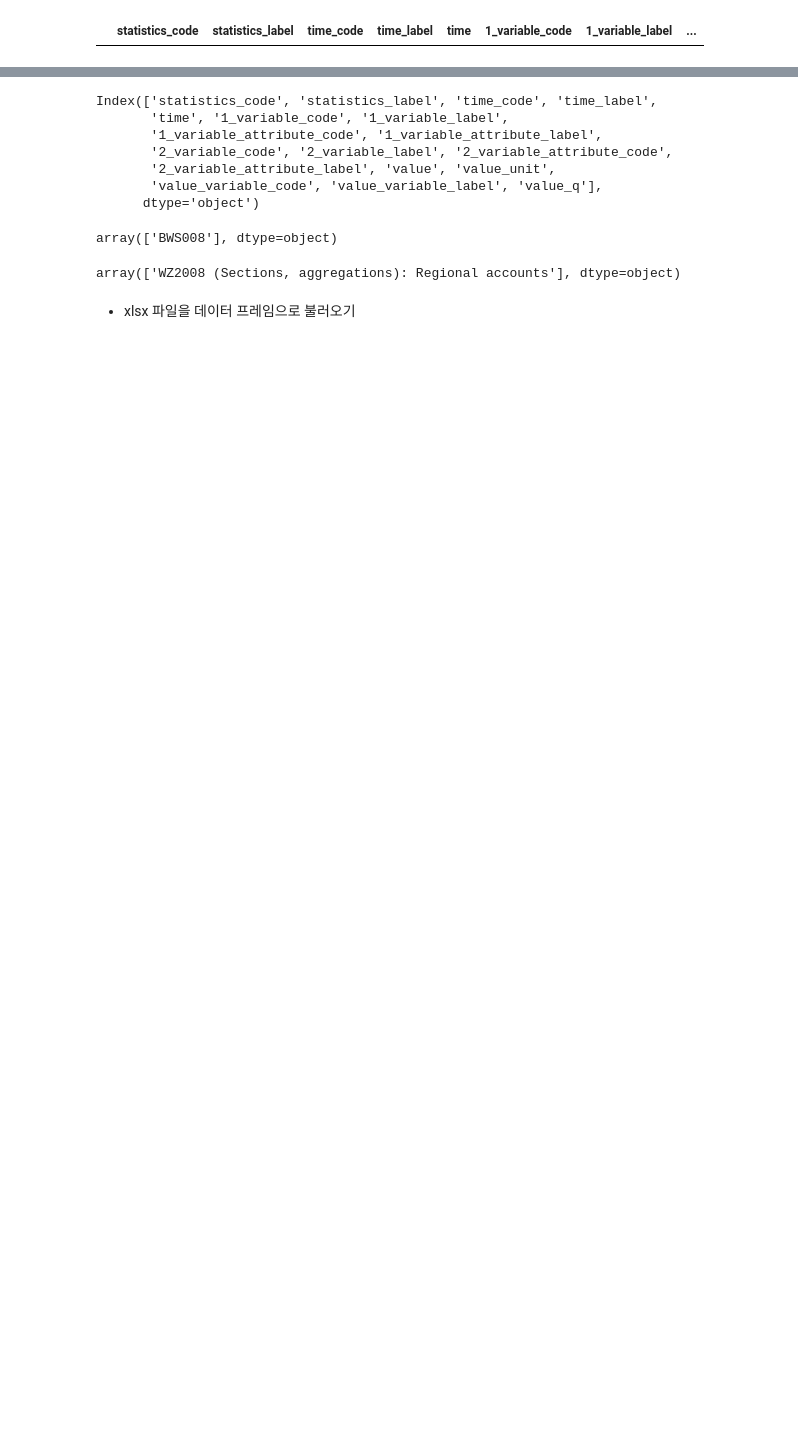
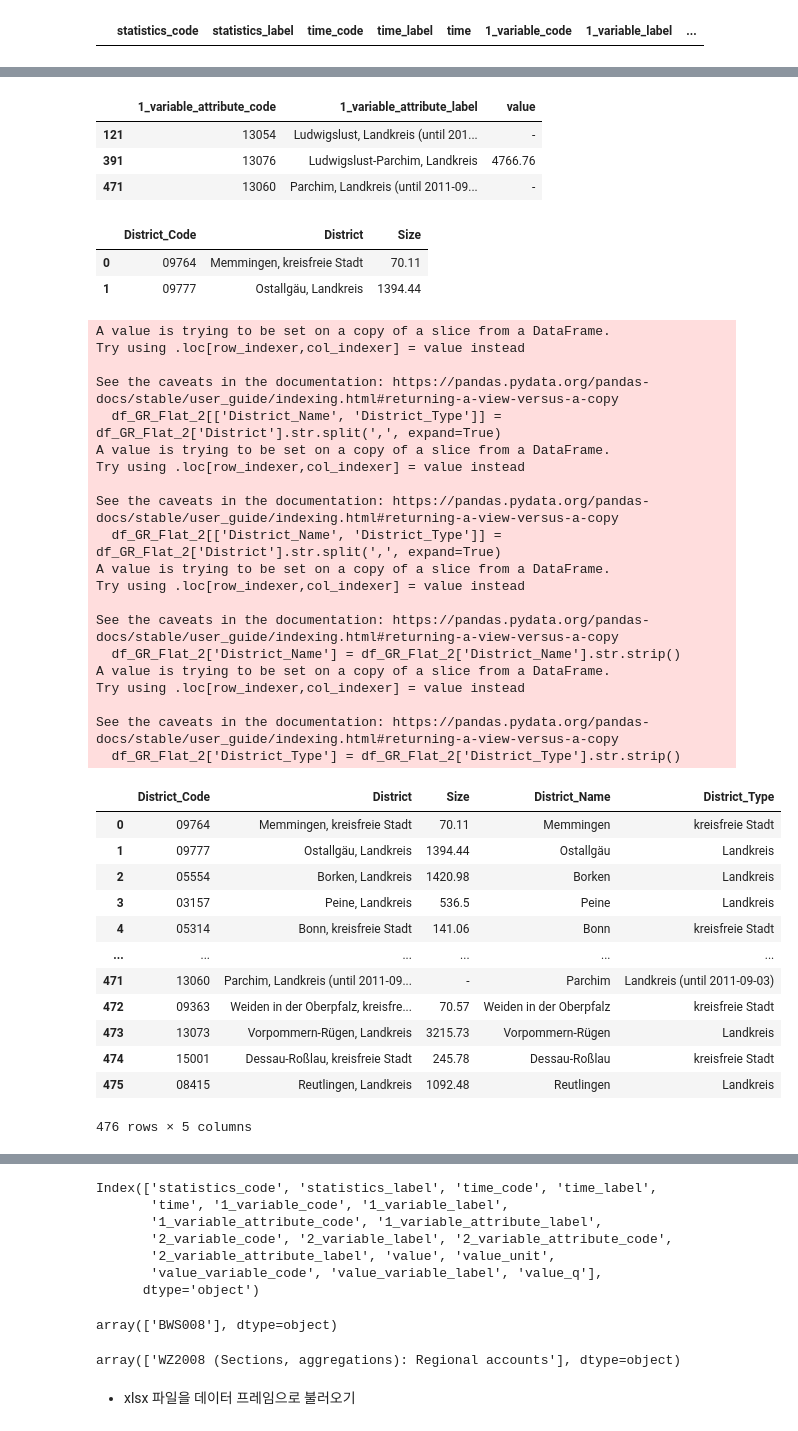
Before and after one commit to Kongalmengi/Stromverbrauch_Projekt, a Jupyter notebook: DateCheck.ipynb, the cells around one changed output, grey strips where cells are left out. Drawn from its saved outputs; the diff is of its cells as text; code cells hidden in the pictures; blank space fills up the shorter version.

```diff
--- a/DateCheck.ipynb
+++ b/DateCheck.ipynb
@@ -160,0 +241,4 @@ df_GR_Flat_1.head()
+# %%
+# 특정 컬럼만 추출
+df_GR_Flat_2 = df_GR_Flat_1[['1_variable_attribute_code', '1_variable_attribute_label', 'value']]
+df_GR_Flat_2
@@ -160,0 +259,58 @@ df_GR_Flat_1.head()
+# %%
+# 도시 확인용 : 편입된 도시를 하나 골라 확인해봤다. 참고로 Parchim과 Ludwigslust가 하나로 합쳐져 Ludwigslust-Parchim이 됨.
+filtered_df = df_GR_Flat_2[df_GR_Flat_2['1_variable_attribute_label'].str.contains('Ludwigslust|Parchim', na=False)]
+filtered_df
+# %% [output]
+|  | 1_variable_attribute_code | 1_variable_attribute_label | value |
+| 121 | 13054 | Ludwigslust, Landkreis (until 201... | - |
+| 391 | 13076 | Ludwigslust-Parchim, Landkreis | 4766.76 |
+| 471 | 13060 | Parchim, Landkreis (until 2011-09... | - |
+# %%
+# 컬럼명 변경
+df_GR_Flat_2.columns = ['District_Code', 'District', 'Size']
+df_GR_Flat_2.head(2)
+# %% [output]
+|  | District_Code | District | Size |
+| 0 | 09764 | Memmingen, kreisfreie Stadt | 70.11 |
+| 1 | 09777 | Ostallgäu, Landkreis | 1394.44 |
+# %%
+# District 데이터 분할
+df_GR_Flat_2[['District_Name', 'District_Type']] = df_GR_Flat_2['District'].str.split(',', expand=True)
+df_GR_Flat_2['District_Name'] = df_GR_Flat_2['District_Name'].str.strip()
+df_GR_Flat_2['District_Type'] = df_GR_Flat_2['District_Type'].str.strip()
+
+df_GR_Flat_2
+# %% [output]
+A value is trying to be set on a copy of a slice from a DataFrame.
+Try using .loc[row_indexer,col_indexer] = value instead
+
+See the caveats in the documentation: https://pandas.pydata.org/pandas-docs/stable/user_guide/indexing.html#returning-a-view-versus-a-copy
+  df_GR_Flat_2[['District_Name', 'District_Type']] = df_GR_Flat_2['District'].str.split(',', expand=True)
+A value is trying to be set on a copy of a slice from a DataFrame.
+Try using .loc[row_indexer,col_indexer] = value instead
+
+See the caveats in the documentation: https://pandas.pydata.org/pandas-docs/stable/user_guide/indexing.html#returning-a-view-versus-a-copy
+  df_GR_Flat_2[['District_Name', 'District_Type']] = df_GR_Flat_2['District'].str.split(',', expand=True)
+A value is trying to be set on a copy of a slice from a DataFrame.
+Try using .loc[row_indexer,col_indexer] = value instead
+
+See the caveats in the documentation: https://pandas.pydata.org/pandas-docs/stable/user_guide/indexing.html#returning-a-view-versus-a-copy
+  df_GR_Flat_2['District_Name'] = df_GR_Flat_2['District_Name'].str.strip()
+A value is trying to be set on a copy of a slice from a DataFrame.
+Try using .loc[row_indexer,col_indexer] = value instead
+
+See the caveats in the documentation: https://pandas.pydata.org/pandas-docs/stable/user_guide/indexing.html#returning-a-view-versus-a-copy
+  df_GR_Flat_2['District_Type'] = df_GR_Flat_2['District_Type'].str.strip()
+|  | District_Code | District | Size | District_Name | District_Type |
+| 0 | 09764 | Memmingen, kreisfreie Stadt | 70.11 | Memmingen | kreisfreie Stadt |
+| 1 | 09777 | Ostallgäu, Landkreis | 1394.44 | Ostallgäu | Landkreis |
+| 2 | 05554 | Borken, Landkreis | 1420.98 | Borken | Landkreis |
+| 3 | 03157 | Peine, Landkreis | 536.5 | Peine | Landkreis |
+| 4 | 05314 | Bonn, kreisfreie Stadt | 141.06 | Bonn | kreisfreie Stadt |
+| ... | ... | ... | ... | ... | ... |
+| 471 | 13060 | Parchim, Landkreis (until 2011-09... | - | Parchim | Landkreis (until 2011-09-03) |
+| 472 | 09363 | Weiden in der Oberpfalz, kreisfre... | 70.57 | Weiden in der Oberpfalz | kreisfreie Stadt |
+| 473 | 13073 | Vorpommern-Rügen, Landkreis | 3215.73 | Vorpommern-Rügen | Landkreis |
+| 474 | 15001 | Dessau-Roßlau, kreisfreie Stadt | 245.78 | Dessau-Roßlau | kreisfreie Stadt |
+| 475 | 08415 | Reutlingen, Landkreis | 1092.48 | Reutlingen | Landkreis |
+476 rows × 5 columns
```
Also changed, not shown: parts of 53 cells of this notebook, 3 other files.
